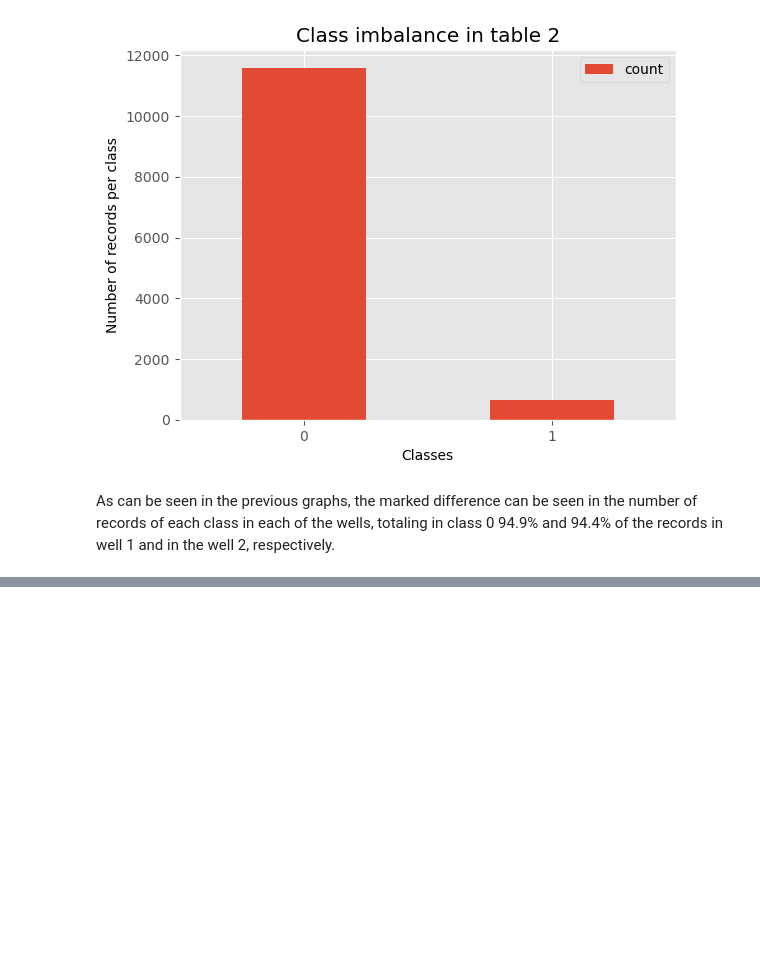
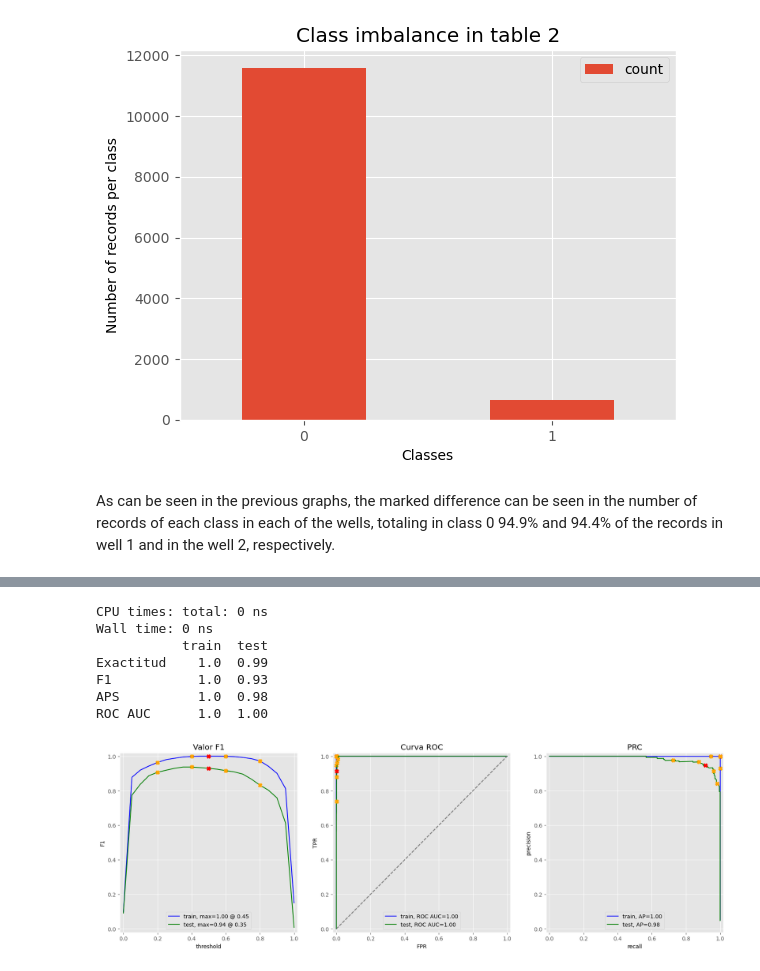
Before and after one commit to dc36205/Exploration_Well_Logs_Based_On_Geological_Data_for_Classification, a Jupyter notebook: Classification_of_exploration_well_logs_based_on_geological_data.ipynb, the cells around one changed output, grey strips where cells are left out. Cells and saved outputs as stored; diff of their text form; code cells hidden in the pictures; blank space fills up the shorter version.

```diff
--- a/Classification_of_exploration_well_logs_based_on_geological_data.ipynb
+++ b/Classification_of_exploration_well_logs_based_on_geological_data.ipynb
@@ -1961,0 +2135,11 @@ NameError: name 'LogisticRegression' is not defined
+# %%
+model_forest = RandomForestClassifier()
+param_grid = {
+    'n_estimators':[20, 50, 100, 200],
+    'criterion':['gini', 'entropy'],
+    'max_depth':[10, 20, 30, 50],
+    'class_weight':[None, 'balanced']
+}
+grid_forest = GridSearchCV(estimator=model_forest, param_grid=param_grid, scoring='roc_auc', cv=5, n_jobs=-1)
+grid_forest.fit(features_train, target_train)
+best_param_forest=grid_forest.best_params_
@@ -1961,0 +2152,13 @@ NameError: name 'LogisticRegression' is not defined
+# %%
+%time #llenar con los resultados anteriores
+model_ba = grid_forest.best_estimator_
+evaluate_model(model_ba, features_train, target_train, features_valid, target_valid)
+# %% [output]
+CPU times: total: 0 ns
+Wall time: 0 ns
+           train  test
+Exactitud    1.0  0.99
+F1           1.0  0.93
+APS          1.0  0.98
+ROC AUC      1.0  1.00
+[figure, added]
```
Also changed, not shown: parts of 55 cells of this notebook.
